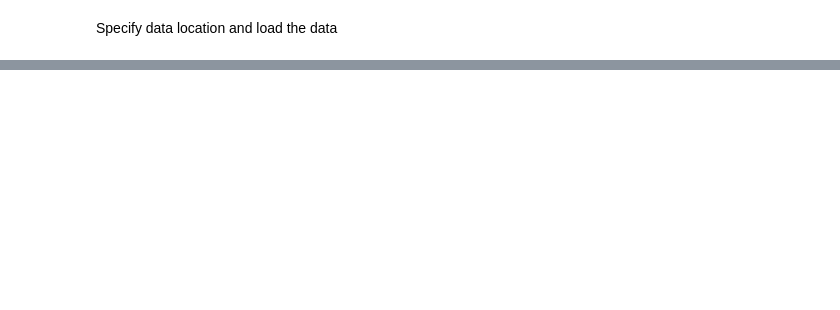
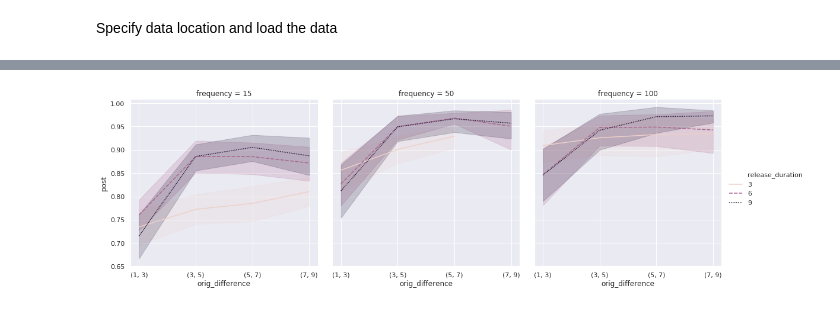
Before and after one commit to ronimb/temporal-coding, a Jupyter notebook: analysis/report_template.ipynb, the cells around one changed output, grey strips where cells are left out. Saved outputs shown, nothing was run; the diff lists cells and outputs as text; code cells hidden in the pictures; blank space fills up the shorter version.

```diff
--- a/analysis/report_template.ipynb
+++ b/analysis/report_template.ipynb
@@ -22,0 +19,6 @@ ValueError: No axis named set_size for object type <class 'pandas.core.frame.Dat
+# %%
+sns.relplot(x='orig_difference', y='post', data=data, col='frequency',
+            style='release_duration', hue='release_duration', legend='full',
+            kind='line', height=5, aspect=1, );
+# %% [output]
+[figure, added]
```
Also changed, not shown: parts of 5 cells of this notebook, 11 other files.
